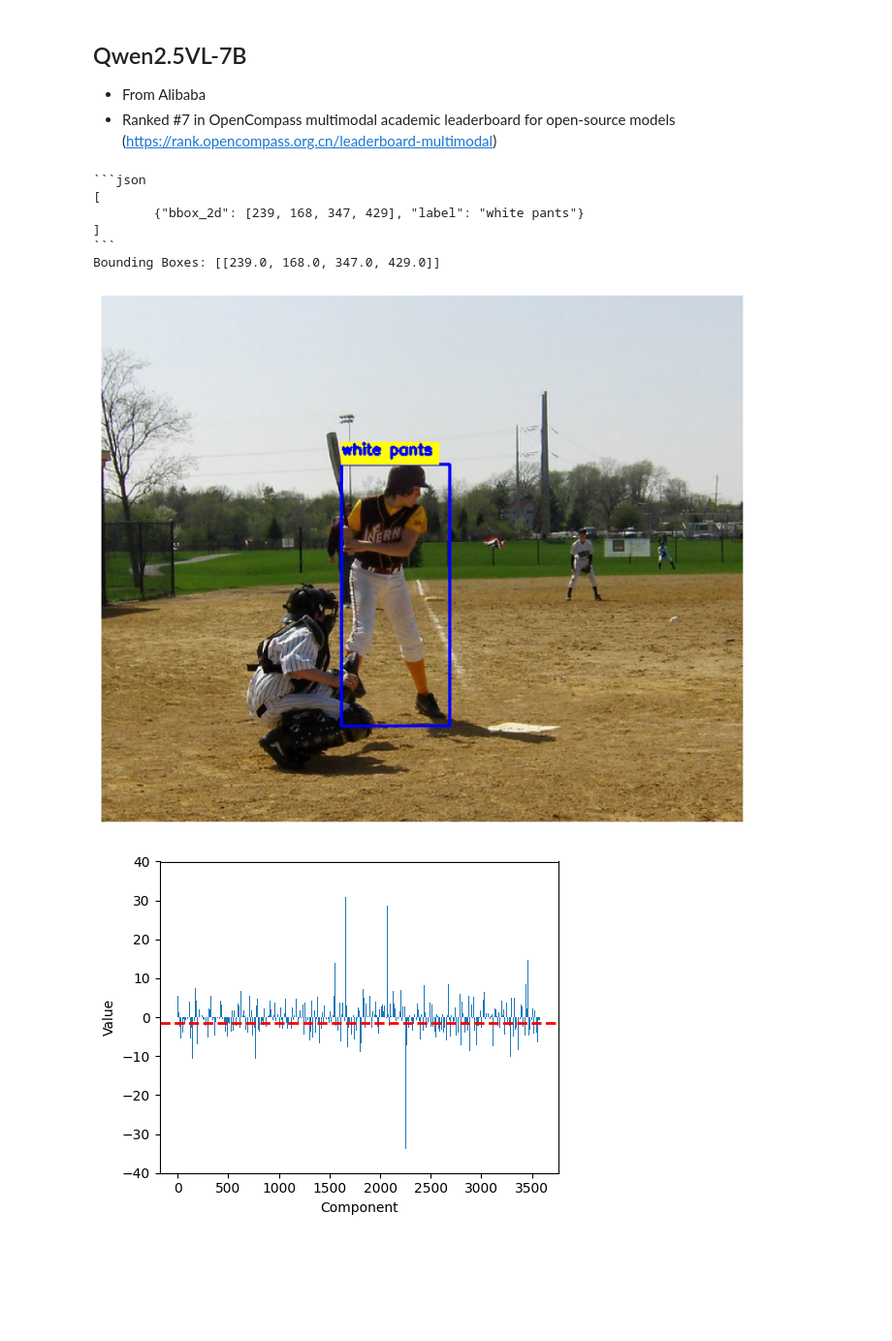
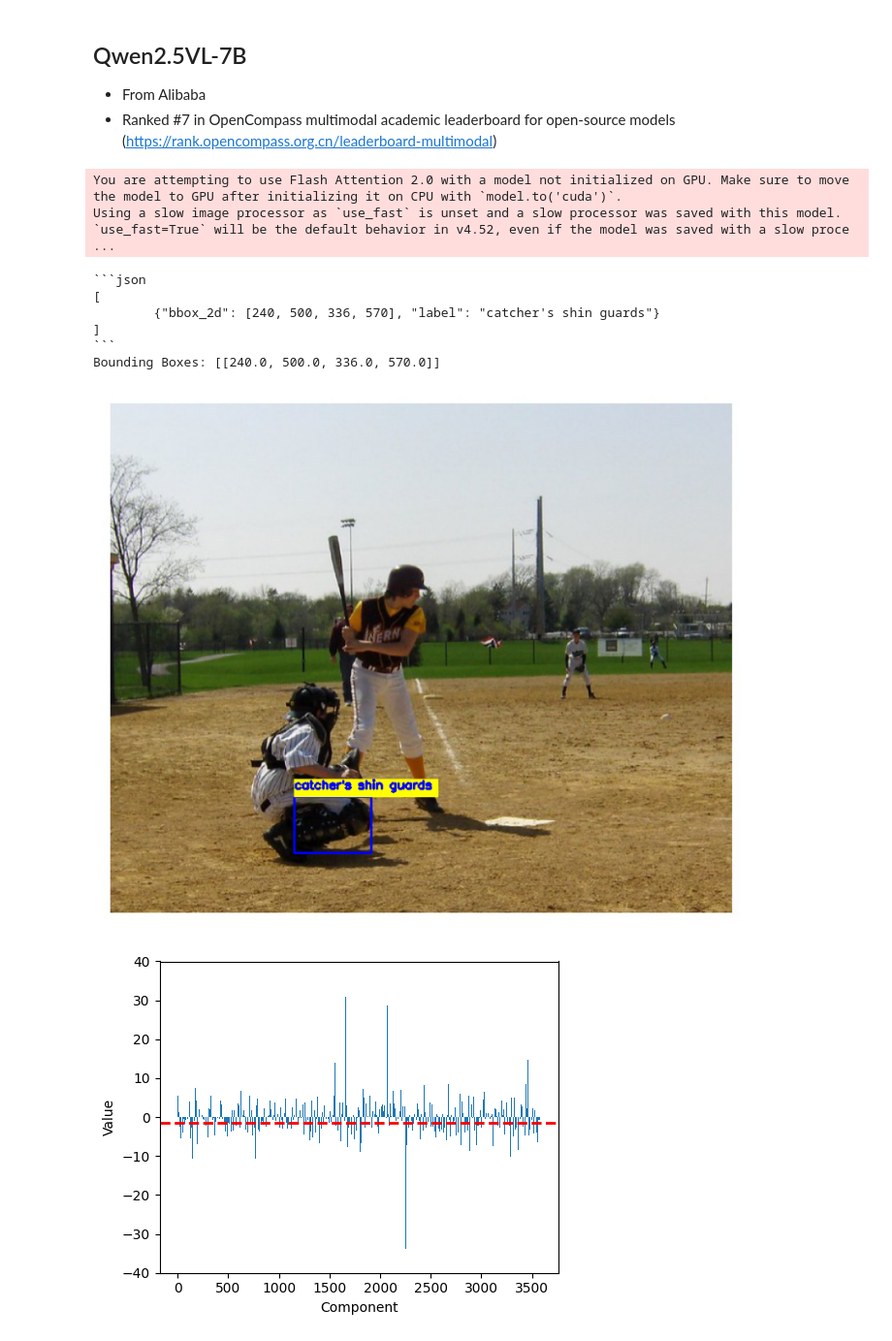
Before and after one commit to earl-juanico/rca, a Jupyter notebook: exploratory/Test-Qwen2_5VL.ipynb, the cells around one changed output. Shown at 97% size. Cells and saved outputs as stored; diff of their text form; code cells hidden in the pictures; blank space fills up the shorter version.

````diff
--- a/exploratory/Test-Qwen2_5VL.ipynb
+++ b/exploratory/Test-Qwen2_5VL.ipynb
@@ -165,19 +165,21 @@ import requests
 
 
 model_dir = '/data/students/earl/llava-dissector/Qwen2.5-VL-7B-Instruct'
-device = 'cuda:4'
+device = 'cuda:7'
 model, processor = get_model_processor(model_dir, device)
 
 
-cls = "white pants"
-model.threshold =  None #-1.5
+cls = "catcher's shin guards"
+model.threshold =  -1.5
 
 #text = f'Give the normalized bounding box coordinates in the format [x1, y1, x2, y2] of all instances of {cls} in the image'
 text = f'Give the normalized bounding box coordinates in the format [x1, y1, x2, y2] of all instances of {cls} in the image.' # the ending period seems to matter
 #text = f'Give the normalized bounding box coordinates of all instances of {cls} in the image.'
 #text = f'Describe the image.'
 
-image = url = "https://farm3.staticflickr.com/2402/2480652763_e6b62303ee_z.jpg" #os.path.join('./assets/example.jpg')
+#image = url = "https://farm3.staticflickr.com/2402/2480652763_e6b62303ee_z.jpg" #os.path.join('./assets/example.jpg')
+image = url = "/data/students/earl/llava-dissector/rca/assets/game_at_the_park.jpg" #os.path.join('./assets/example.jpg')
+
 
 #image = url = "/data/vlm/playground/data/coco/val2017/000000009400.jpg"     # cup  # model.threshold =
 #image = url = "/data/vlm/playground/data/coco/val2017/000000015517.jpg"     # bus # model.threshold = 0 (=10 buses), 0.03 (=11 buses)
@@ -215,40 +217,42 @@ print(f'Bounding Boxes: {bounding_boxes}')
 # Visualize using cv2
 # Load the original image for visualization
 #image_from_url = requests.get(url)
 if isinstance(image, str) and (image.startswith('http://') or image.startswith('https://')):
     response = requests.get(image)
     orig_img = Image.open(io.BytesIO(response.content)).convert('RGB')
     #orig_img = Image.open(io.BytesIO(image_from_url.content)).convert('RGB')
 else:
     orig_img = Image.open(image).convert('RGB')
 
 img_cv = np.array(orig_img)  # HWC, RGB
 for box in bounding_boxes:
     h, w, _ = img_cv.shape
     # Check if all coordinates are normalized (<= 1.0)
     if all(coord <= 1.0 for coord in box):
         x1, y1, x2, y2 = [int(coord * dim) for coord, dim in zip(box, [w, h, w, h])]
     else:
         x1, y1, x2, y2 = [int(coord) for coord in box]
     # Draw the bounding box and label on the image
     cv2.rectangle(img_cv, (x1, y1), (x2, y2), (0, 0, 255), 2) # blue rectangle
     (text_width, text_height), _ = cv2.getTextSize(cls, cv2.FONT_HERSHEY_SIMPLEX, 0.5, 2)
     box_coords = ((x1, y1), (x1 + text_width + 5, y1 - 10 - text_height))
     cv2.rectangle(img_cv, box_coords[0], box_coords[1], (255,255,0), cv2.FILLED)  # yellow rectangle
     cv2.putText(img_cv, cls, (x1, y1 - 10), cv2.FONT_HERSHEY_SIMPLEX, 0.5, (0, 0, 255), 2) # blue
 
 plt.figure(figsize=(10, 10))
 plt.imshow(img_cv)
 plt.axis('off')
 plt.show()
 # %% [output]
-```json
-[
-        {"bbox_2d": [239, 168, 347, 429], "label": "white pants"}
-]
-```
-Bounding Boxes: [[239.0, 168.0, 347.0, 429.0]]
+You are attempting to use Flash Attention 2.0 with a model not initialized on GPU. Make sure to move the model to GPU after initializing it on CPU with `model.to('cuda')`.
+Using a slow image processor as `use_fast` is unset and a slow processor was saved with this model. `use_fast=True` will be the default behavior in v4.52, even if the model was saved with a slow proce ...
+```json
+[
+        {"bbox_2d": [240, 500, 336, 570], "label": "catcher's shin guards"}
+]
+```
+Bounding Boxes: [[240.0, 500.0, 336.0, 570.0]]
-[figure, old version]
+[figure, new version]
 # %%
 import torch
 import matplotlib.pyplot as plt
````
Also changed, not shown: 1 other file.
